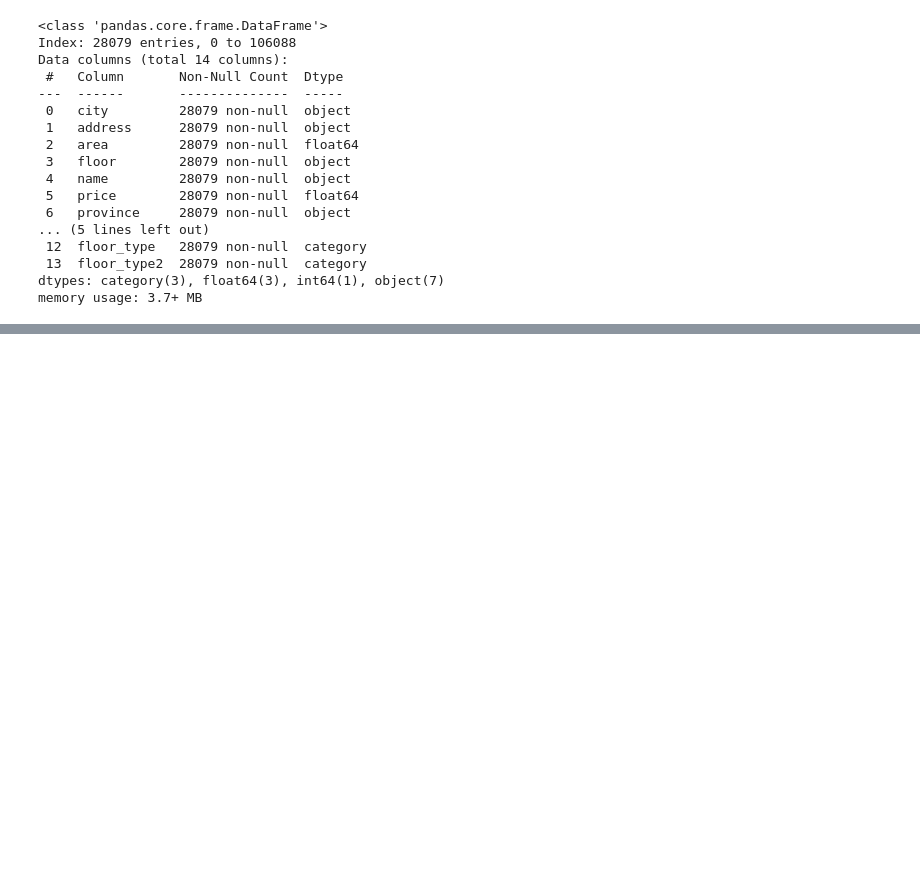
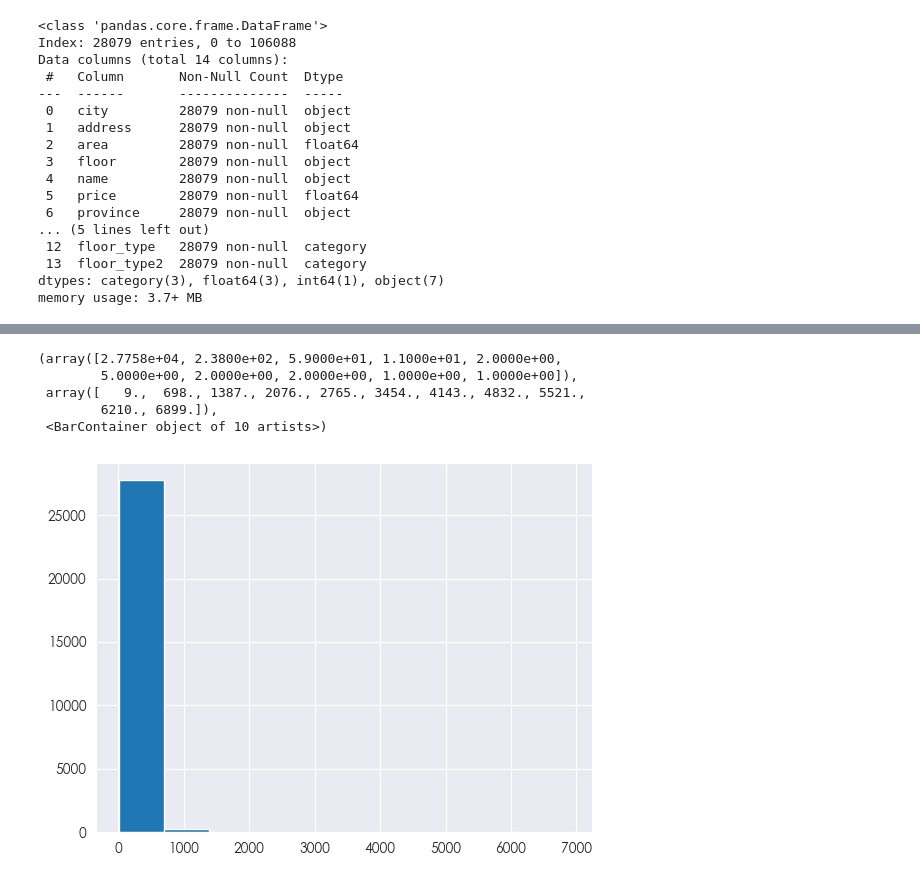
Before and after one commit to COCO-WaterBird/Python, a Jupyter notebook: NumpyPandasMatplotlib/7.Real Estate Market Insights.ipynb, the cells around one changed output, grey strips where cells are left out. Saved outputs shown, nothing was run; the diff lists cells and outputs as text; code cells hidden in the pictures; blank space fills up the shorter version.

```diff
--- a/NumpyPandasMatplotlib/7.Real Estate Market Insights.ipynb
+++ b/NumpyPandasMatplotlib/7.Real Estate Market Insights.ipynb
@@ -180,0 +204,11 @@ memory usage: 3.7+ MB
+# %%
+#房价分布的直方图
+plt.subplot(111)
+plt.hist(df['price'],bins=10)
+# %% [output]
+(array([2.7758e+04, 2.3800e+02, 5.9000e+01, 1.1000e+01, 2.0000e+00,
+        5.0000e+00, 2.0000e+00, 2.0000e+00, 1.0000e+00, 1.0000e+00]),
+ array([   9.,  698., 1387., 2076., 2765., 3454., 4143., 4832., 5521.,
+        6210., 6899.]),
+ <BarContainer object of 10 artists>)
+[figure, added]
```
Also changed, not shown: parts of 6 cells of this notebook.
